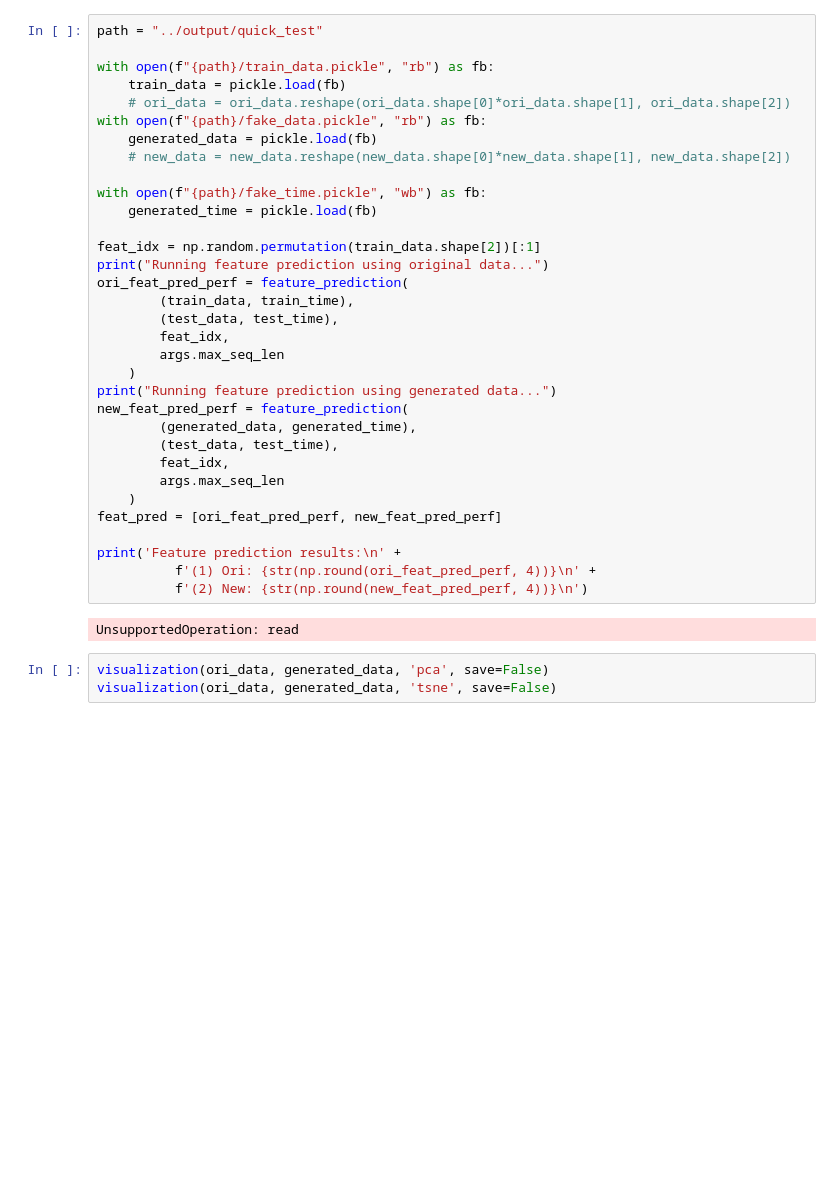
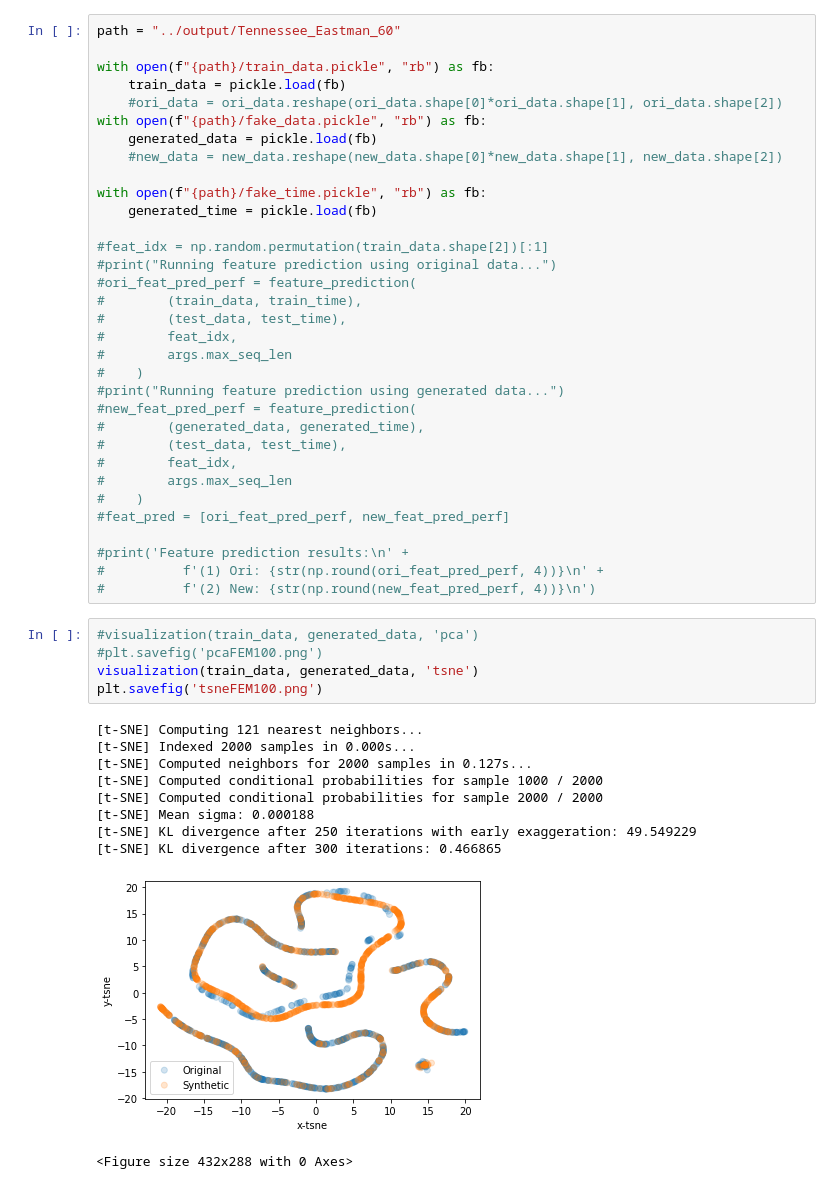
Before and after one commit to FNeubuerger/WiTraPresGAN, a Jupyter notebook: notebooks/TSGAN_Example.ipynb, the cells around one changed output. Cells and saved outputs as stored; diff of their text form; blank space fills up the shorter version.

```diff
--- a/notebooks/TSGAN_Example.ipynb
+++ b/notebooks/TSGAN_Example.ipynb
@@ -13,39 +13,50 @@ from metrics.visualization import visualization
 %matplotlib inline
 # %%
-path = "../output/quick_test"
+path = "../output/Tennessee_Eastman_60"
 
 with open(f"{path}/train_data.pickle", "rb") as fb:
     train_data = pickle.load(fb)
-    # ori_data = ori_data.reshape(ori_data.shape[0]*ori_data.shape[1], ori_data.shape[2])
+    #ori_data = ori_data.reshape(ori_data.shape[0]*ori_data.shape[1], ori_data.shape[2])
 with open(f"{path}/fake_data.pickle", "rb") as fb:
     generated_data = pickle.load(fb)
-    # new_data = new_data.reshape(new_data.shape[0]*new_data.shape[1], new_data.shape[2])
+    #new_data = new_data.reshape(new_data.shape[0]*new_data.shape[1], new_data.shape[2])
 
-with open(f"{path}/fake_time.pickle", "wb") as fb:
+with open(f"{path}/fake_time.pickle", "rb") as fb:
     generated_time = pickle.load(fb)
 
-feat_idx = np.random.permutation(train_data.shape[2])[:1]
-print("Running feature prediction using original data...")
-ori_feat_pred_perf = feature_prediction(
-        (train_data, train_time),
-        (test_data, test_time),
-        feat_idx,
-        args.max_seq_len
-    )
-print("Running feature prediction using generated data...")
-new_feat_pred_perf = feature_prediction(
-        (generated_data, generated_time),
-        (test_data, test_time),
-        feat_idx,
-        args.max_seq_len
-    )
-feat_pred = [ori_feat_pred_perf, new_feat_pred_perf]
+#feat_idx = np.random.permutation(train_data.shape[2])[:1]
+#print("Running feature prediction using original data...")
+#ori_feat_pred_perf = feature_prediction(
+#        (train_data, train_time),
+#        (test_data, test_time),
+#        feat_idx,
+#        args.max_seq_len
+#    )
+#print("Running feature prediction using generated data...")
+#new_feat_pred_perf = feature_prediction(
+#        (generated_data, generated_time),
+#        (test_data, test_time),
+#        feat_idx,
+#        args.max_seq_len
+#    )
+#feat_pred = [ori_feat_pred_perf, new_feat_pred_perf]
 
-print('Feature prediction results:\n' +
-          f'(1) Ori: {str(np.round(ori_feat_pred_perf, 4))}\n' +
-          f'(2) New: {str(np.round(new_feat_pred_perf, 4))}\n')
+#print('Feature prediction results:\n' +
+#          f'(1) Ori: {str(np.round(ori_feat_pred_perf, 4))}\n' +
+#          f'(2) New: {str(np.round(new_feat_pred_perf, 4))}\n')
-# %% [output]
-UnsupportedOperation: read
 # %%
-visualization(ori_data, generated_data, 'pca', save=False)
-visualization(ori_data, generated_data, 'tsne', save=False)
+#visualization(train_data, generated_data, 'pca')
+#plt.savefig('pcaFEM100.png')
+visualization(train_data, generated_data, 'tsne')
+plt.savefig('tsneFEM100.png')
+# %% [output]
+[t-SNE] Computing 121 nearest neighbors...
+[t-SNE] Indexed 2000 samples in 0.000s...
+[t-SNE] Computed neighbors for 2000 samples in 0.127s...
+[t-SNE] Computed conditional probabilities for sample 1000 / 2000
+[t-SNE] Computed conditional probabilities for sample 2000 / 2000
+[t-SNE] Mean sigma: 0.000188
+[t-SNE] KL divergence after 250 iterations with early exaggeration: 49.549229
+[t-SNE] KL divergence after 300 iterations: 0.466865
+[figure, added]
+<Figure size 432x288 with 0 Axes>
```
Also changed, not shown: parts of 2 cells of this notebook, 13 other files.
